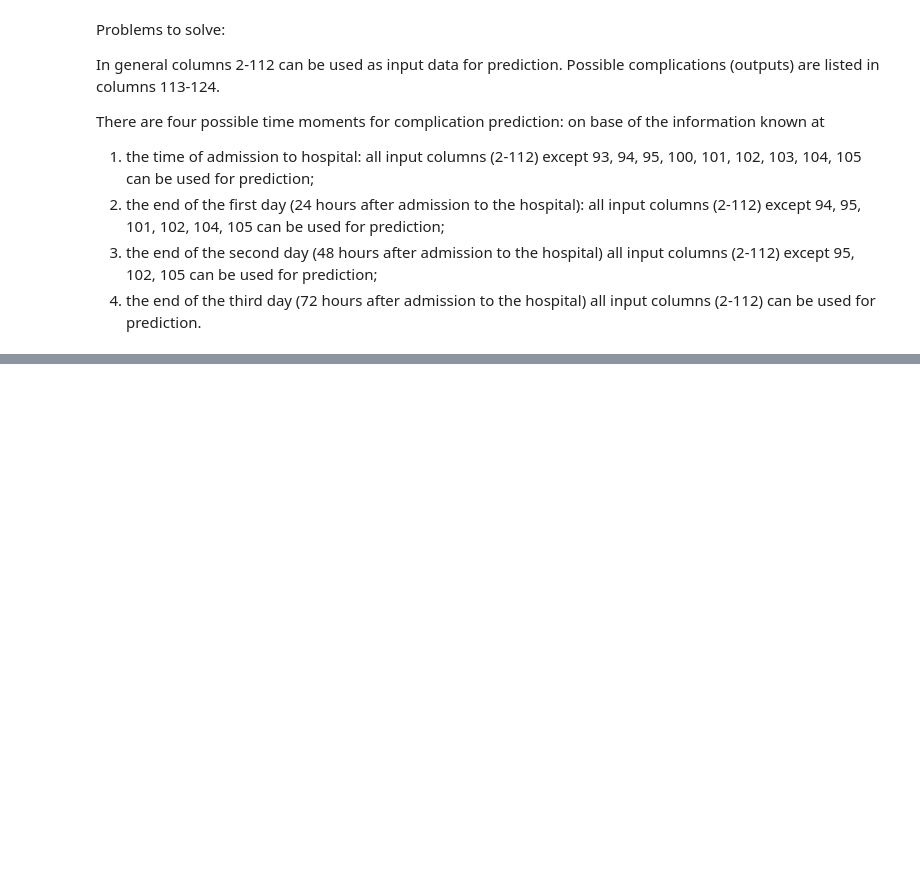
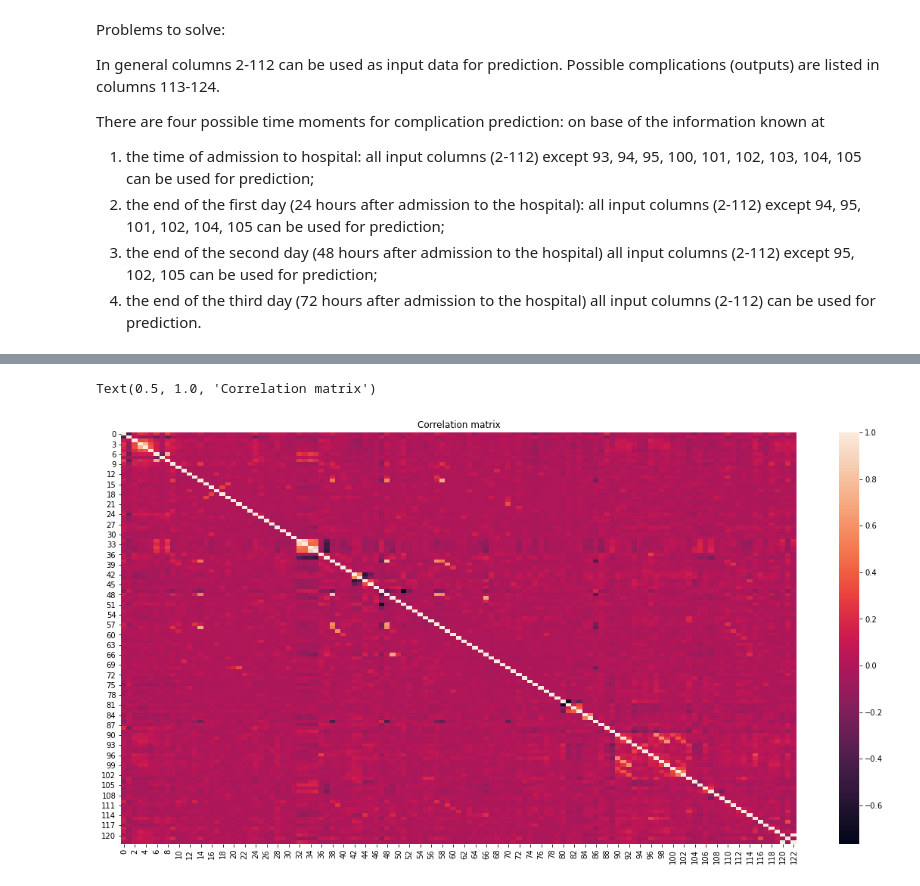
Before and after one commit to ayoebuus/CDI_case_2, a Jupyter notebook: MainNotebook.ipynb, the cells around one changed output, grey strips where cells are left out. Cells and saved outputs as stored; diff of their text form; code cells hidden in the pictures; blank space fills up the shorter version.

```diff
--- a/MainNotebook.ipynb
+++ b/MainNotebook.ipynb
@@ -84,0 +104,2 @@ There are four possible time moments for complication prediction: on base of the
+# %%
+df = df.drop(df.columns[6], axis=1)
@@ -84,0 +123,11 @@ There are four possible time moments for complication prediction: on base of the
+# %%
+from sklearn.impute import KNNImputer
+from sklearn import preprocessing
+from sklearn.pipeline import make_pipeline
+
+pipe = make_pipeline(preprocessing.StandardScaler(), KNNImputer(n_neighbors=3))
+
+imputer = KNNImputer(n_neighbors=3)
+imputed = pipe.fit_transform(df)
+# %%
+imputed = pd.DataFrame(imputed)
@@ -84,0 +150,6 @@ There are four possible time moments for complication prediction: on base of the
+# %%
+sns.heatmap(imputed.corr())
+plt.title("Correlation matrix")
+# %% [output]
+Text(0.5, 1.0, 'Correlation matrix')
+[figure, added]
```
Also changed, not shown: parts of 28 cells of this notebook, 3 other files.
